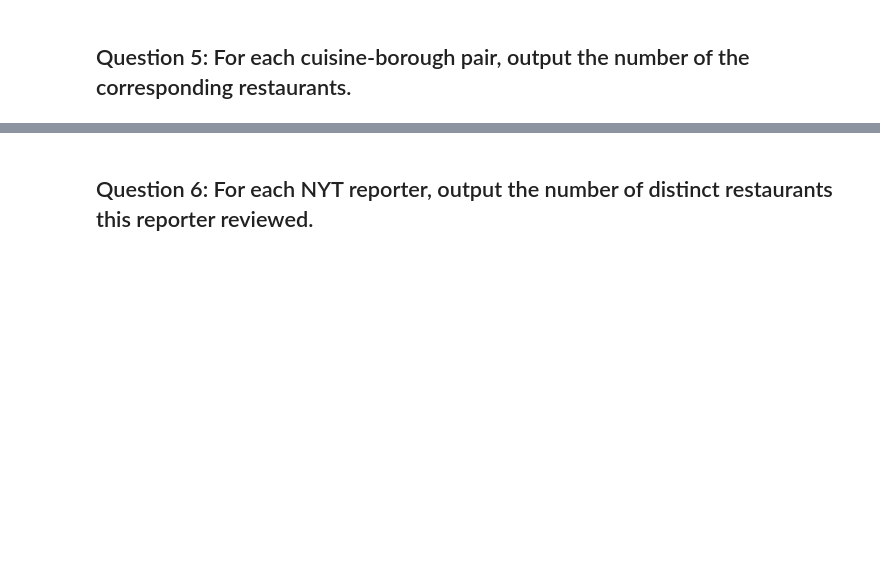
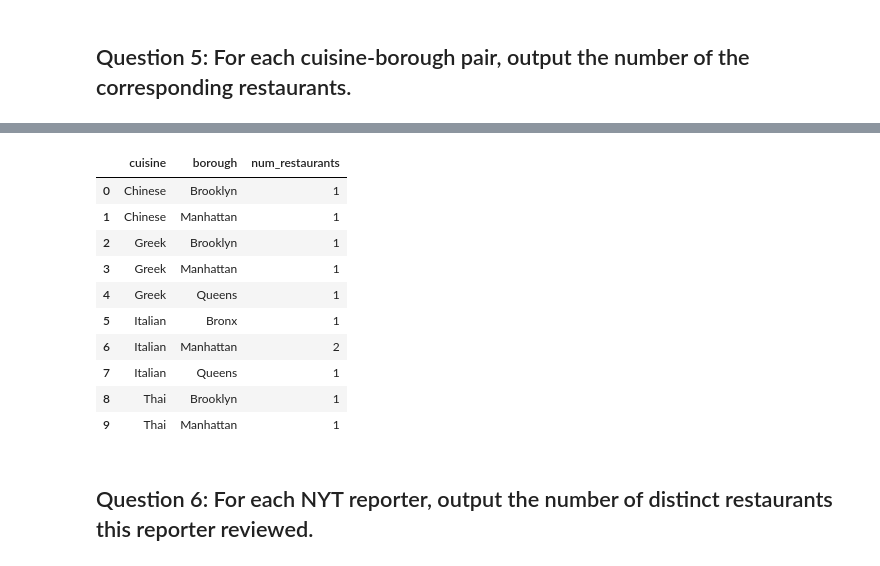
Before and after one commit to ipeirotis/introduction-to-databases, a Jupyter notebook: session5/practice_queries_join_and_aggregation_solutions.ipynb, the cells around one changed output, grey strips where cells are left out. Drawn from its saved outputs; the diff is of its cells as text; code cells hidden in the pictures; blank space fills up the shorter version.

```diff
--- a/session5/practice_queries_join_and_aggregation_solutions.ipynb
+++ b/session5/practice_queries_join_and_aggregation_solutions.ipynb
@@ -222,0 +221,6 @@ Query started at 04:53:30 PM UTC; Query executed in 0.01 m
+# %%
+%%read_sql
+SELECT cuisine, borough, COUNT(*) AS num_restaurants
+FROM Restaurant
+GROUP BY cuisine, borough
+# %% [output]
@@ -223,2 +228,13 @@ Query started at 04:53:30 PM UTC; Query executed in 0.01 m
+|  | cuisine | borough | num_restaurants |
+| 0 | Chinese | Brooklyn | 1 |
+| 1 | Chinese | Manhattan | 1 |
+| 2 | Greek | Brooklyn | 1 |
+| 3 | Greek | Manhattan | 1 |
+| 4 | Greek | Queens | 1 |
+| 5 | Italian | Bronx | 1 |
+| 6 | Italian | Manhattan | 2 |
+| 7 | Italian | Queens | 1 |
+| 8 | Thai | Brooklyn | 1 |
+| 9 | Thai | Manhattan | 1 |
 # %% [markdown]
 ## Question 6: For each NYT reporter, output the number of distinct restaurants this reporter reviewed.
```
Also changed, not shown: parts of 8 cells of this notebook.
